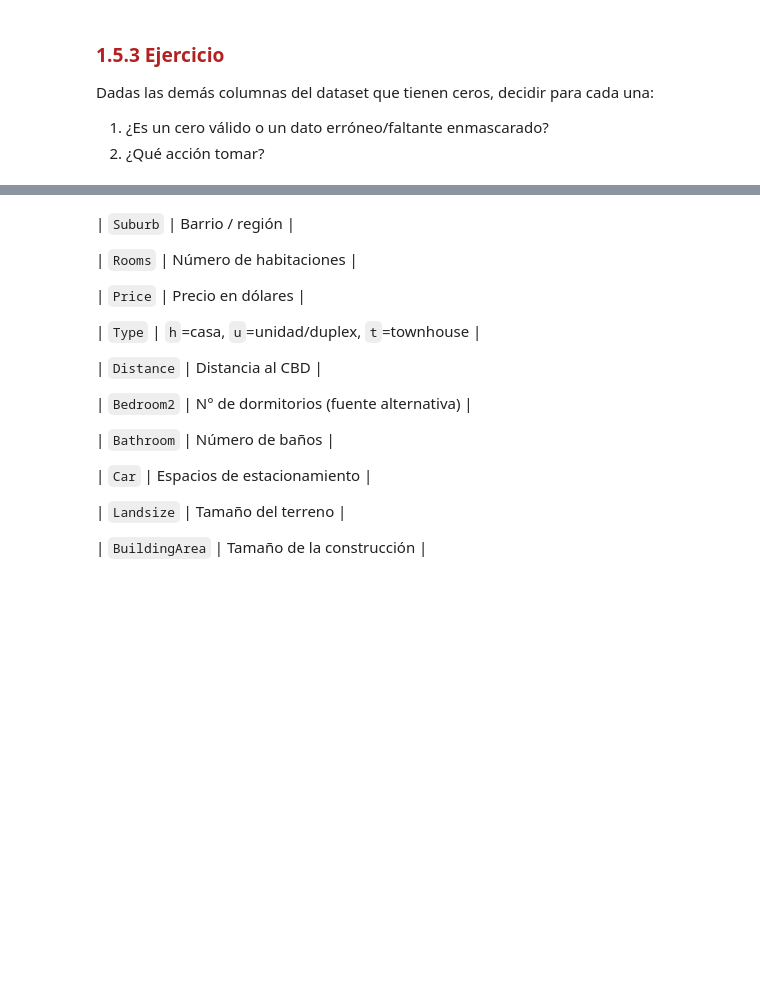
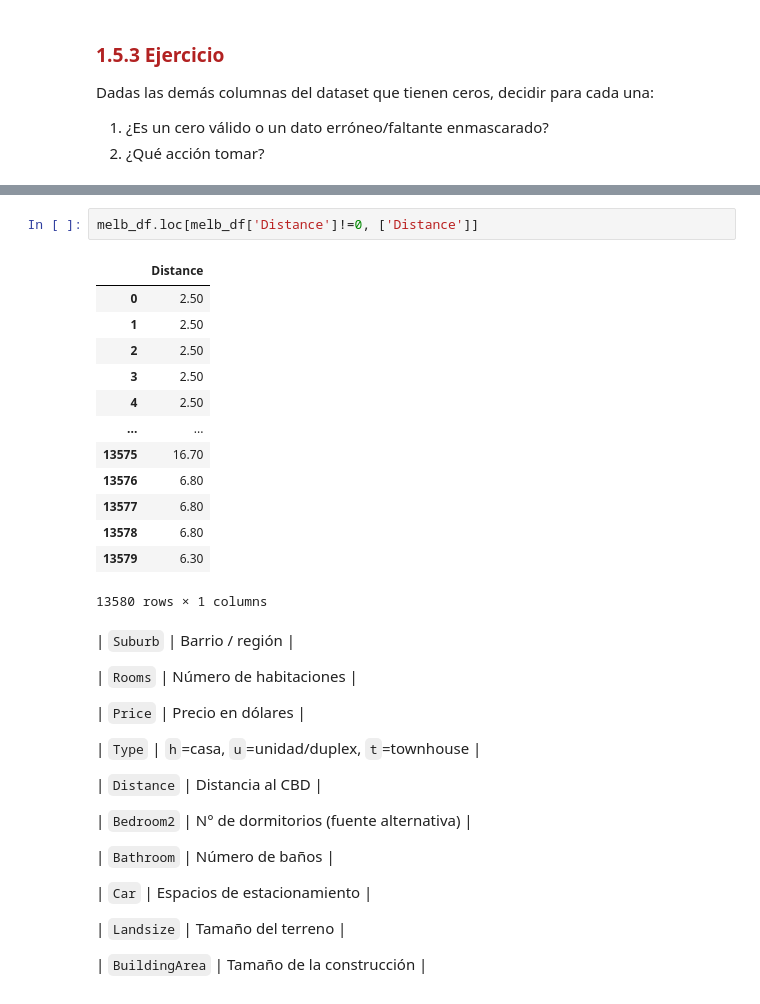
Before and after one commit to MgtDevNet/Introduccion_Mineria_de_Datos, a Jupyter notebook: Clases/Parte_1_preprocesamiento/Clase_9_1_datos_faltantes.ipynb, the cells around one changed output, grey strips where cells are left out. Drawn from its saved outputs; the diff is of its cells as text; blank space fills up the shorter version.

```diff
--- a/Clases/Parte_1_preprocesamiento/Clase_9_1_datos_faltantes.ipynb
+++ b/Clases/Parte_1_preprocesamiento/Clase_9_1_datos_faltantes.ipynb
@@ -465,3 +458,19 @@ float64
+# %%
+melb_df.loc[melb_df['Distance']!=0, ['Distance']]
+# %% [output]
+|  | Distance |
+| 0 | 2.50 |
+| 1 | 2.50 |
+| 2 | 2.50 |
+| 3 | 2.50 |
+| 4 | 2.50 |
+| ... | ... |
+| 13575 | 16.70 |
+| 13576 | 6.80 |
+| 13577 | 6.80 |
+| 13578 | 6.80 |
+| 13579 | 6.30 |
+13580 rows × 1 columns
 # %% [markdown]
 
 | `Suburb` | Barrio / región |
```
Also changed, not shown: parts of 51 cells of this notebook, 1 other file.
